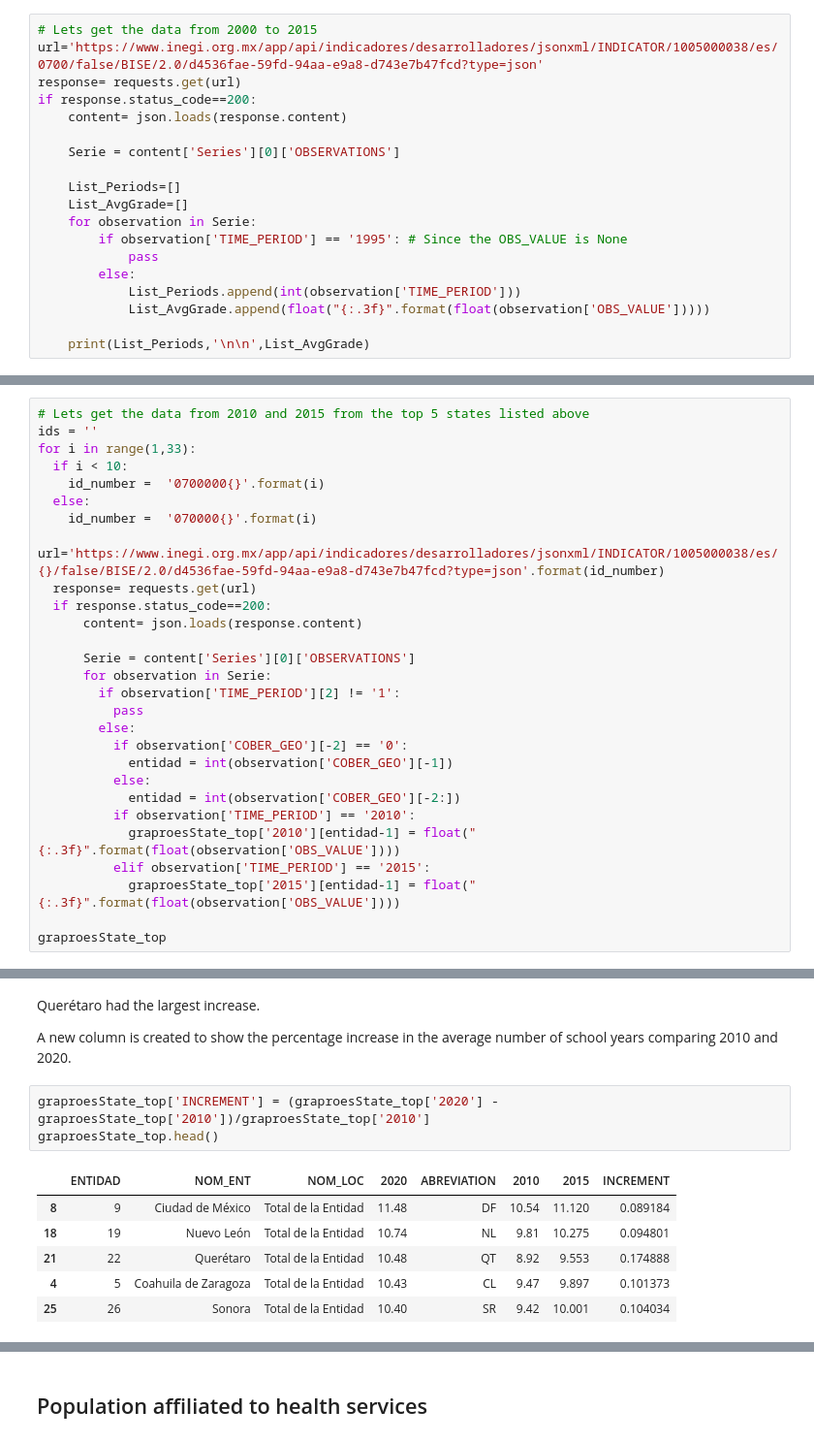
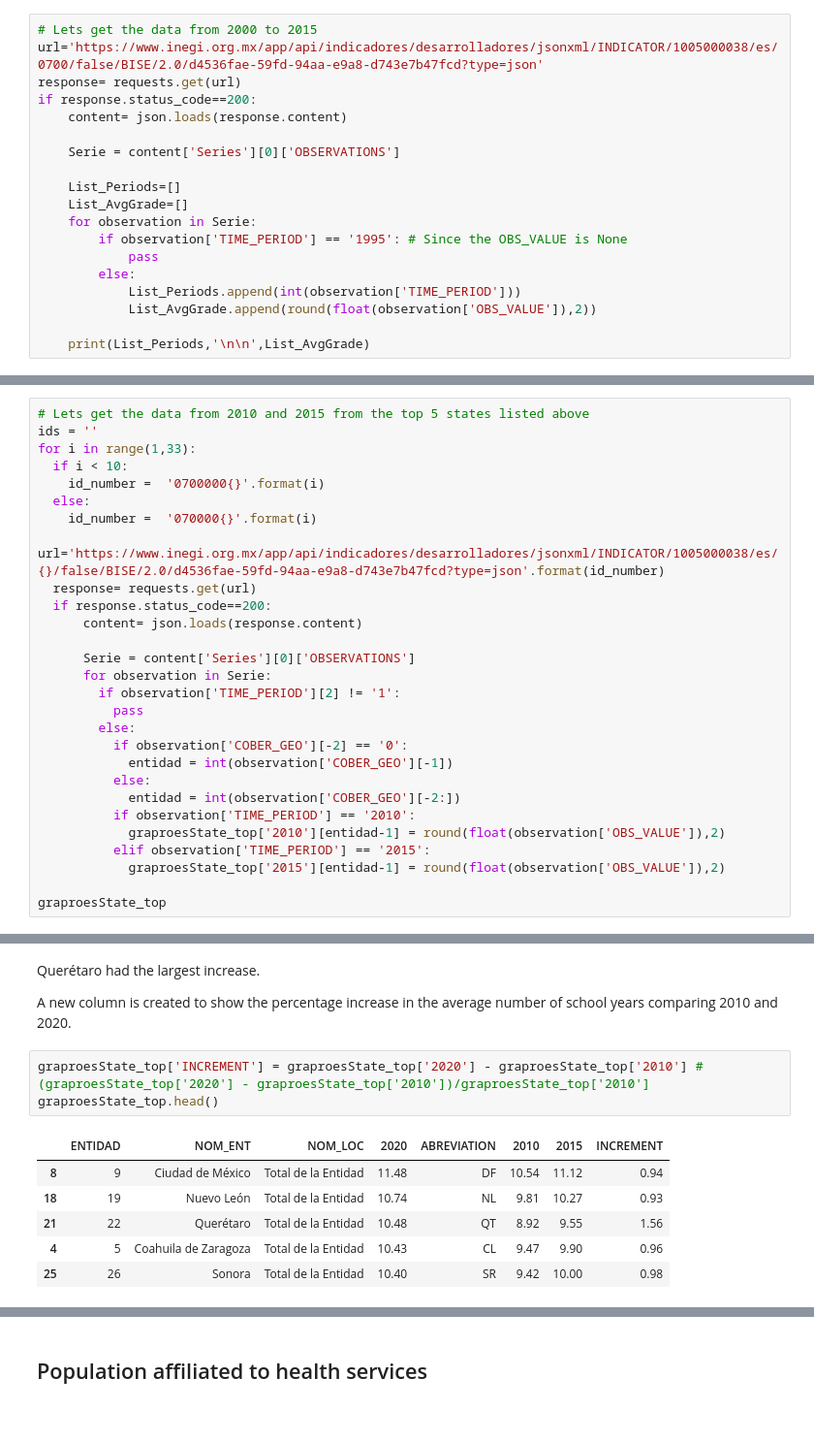
Before and after one commit to aarondiuz/Proyecto_Censo, a Jupyter notebook: Proyecto_Censo.ipynb, the cells around one changed output, grey strips where cells are left out. Shown at 97% size. Saved outputs shown, nothing was run; the diff lists cells and outputs as text.

```diff
--- a/Proyecto_Censo.ipynb
+++ b/Proyecto_Censo.ipynb
@@ -296,7 +318,7 @@ if response.status_code==200:
             pass
         else:
             List_Periods.append(int(observation['TIME_PERIOD']))
-            List_AvgGrade.append(float("{:.3f}".format(float(observation['OBS_VALUE']))))
+            List_AvgGrade.append(round(float(observation['OBS_VALUE']),2))
 
     print(List_Periods,'\n\n',List_AvgGrade)
 # %% [output]
@@ -498,9 +516,9 @@ for i in range(1,33):
           else:
             entidad = int(observation['COBER_GEO'][-2:])
           if observation['TIME_PERIOD'] == '2010':
-            graproesState_top['2010'][entidad-1] = float("{:.3f}".format(float(observation['OBS_VALUE'])))
+            graproesState_top['2010'][entidad-1] = round(float(observation['OBS_VALUE']),2)
           elif observation['TIME_PERIOD'] == '2015':
-            graproesState_top['2015'][entidad-1] = float("{:.3f}".format(float(observation['OBS_VALUE'])))
+            graproesState_top['2015'][entidad-1] = round(float(observation['OBS_VALUE']),2)
 
 graproesState_top
 # %% [output]
@@ -572,15 +573,15 @@ Querétaro had the largest increase.
 
 A new column is created to show the percentage increase in the average number of school years comparing 2010 and 2020.
 # %%
-graproesState_top['INCREMENT'] = (graproesState_top['2020'] - graproesState_top['2010'])/graproesState_top['2010']
+graproesState_top['INCREMENT'] = graproesState_top['2020'] - graproesState_top['2010'] #(graproesState_top['2020'] - graproesState_top['2010'])/graproesState_top['2010']
 graproesState_top.head()
 # %% [output]
 |  | ENTIDAD | NOM_ENT | NOM_LOC | 2020 | ABREVIATION | 2010 | 2015 | INCREMENT |
-| 8 | 9 | Ciudad de México | Total de la Entidad | 11.48 | DF | 10.54 | 11.120 | 0.089184 |
-| 18 | 19 | Nuevo León | Total de la Entidad | 10.74 | NL | 9.81 | 10.275 | 0.094801 |
-| 21 | 22 | Querétaro | Total de la Entidad | 10.48 | QT | 8.92 | 9.553 | 0.174888 |
-| 4 | 5 | Coahuila de Zaragoza | Total de la Entidad | 10.43 | CL | 9.47 | 9.897 | 0.101373 |
-| 25 | 26 | Sonora | Total de la Entidad | 10.40 | SR | 9.42 | 10.001 | 0.104034 |
+| 8 | 9 | Ciudad de México | Total de la Entidad | 11.48 | DF | 10.54 | 11.12 | 0.94 |
+| 18 | 19 | Nuevo León | Total de la Entidad | 10.74 | NL | 9.81 | 10.27 | 0.93 |
+| 21 | 22 | Querétaro | Total de la Entidad | 10.48 | QT | 8.92 | 9.55 | 1.56 |
+| 4 | 5 | Coahuila de Zaragoza | Total de la Entidad | 10.43 | CL | 9.47 | 9.90 | 0.96 |
+| 25 | 26 | Sonora | Total de la Entidad | 10.40 | SR | 9.42 | 10.00 | 0.98 |
 # %%
 graproesState_top['NOM_ENT'][4] = "Coahuila"
 graproesState_top['NOM_ENT'][29] = "Veracruz"
```
Also changed, not shown: parts of 10 cells of this notebook.
